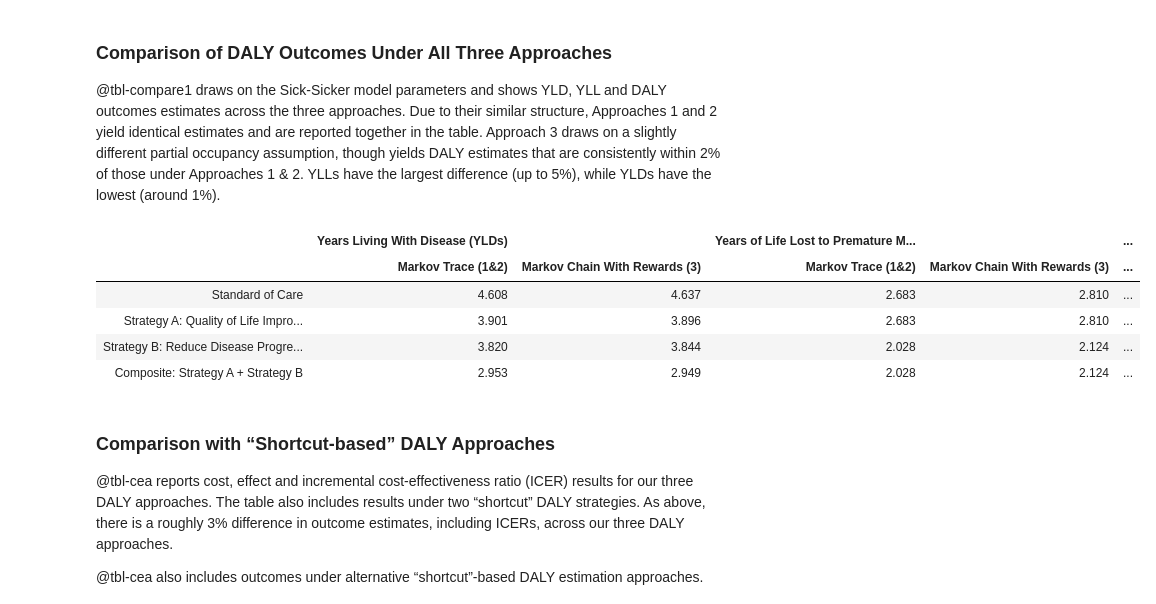
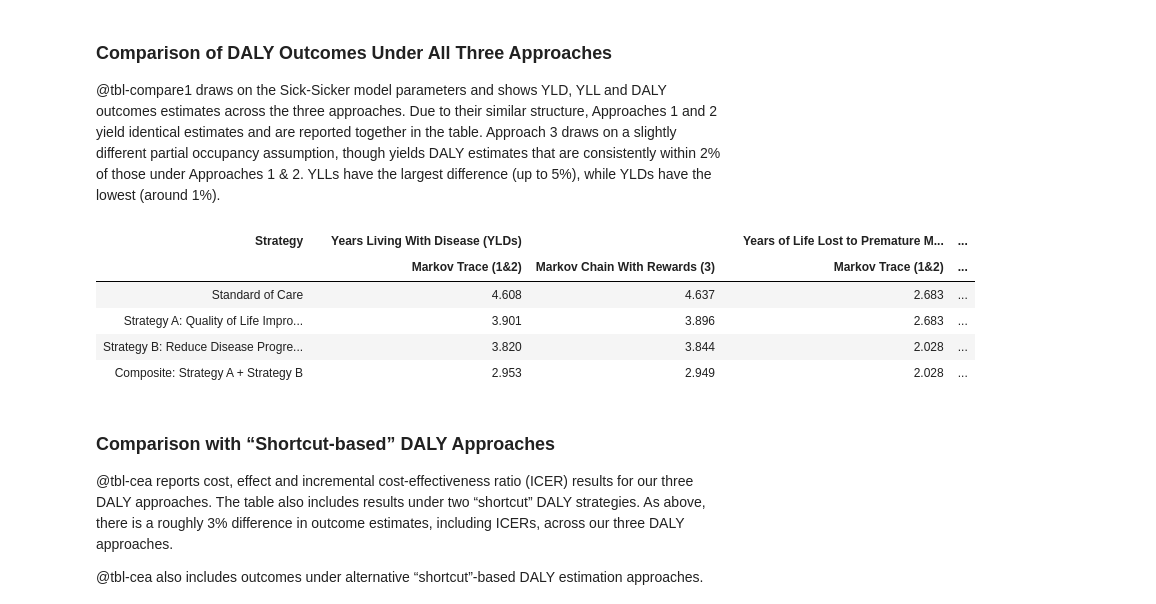
Before and after one commit to graveja0/dalys, a Jupyter notebook: index.embed.ipynb, the cells around one changed output. Cells and saved outputs as stored; diff of their text form; code cells hidden in the pictures.

```diff
--- a/index.embed.ipynb
+++ b/index.embed.ipynb
@@ -1581,47 +1581,53 @@ result3 <- cbind(LY3, YLD3, YLL3, DALY3, QALY3,COST3) %>%
 
 @tbl-compare1 draws on the Sick-Sicker model parameters and shows YLD, YLL and DALY outcomes estimates across the three approaches. Due to their similar structure, Approaches 1 and 2 yield identical estimates and are reported together in the table. Approach 3 draws on a slightly different partial occupancy assumption, though yields DALY estimates that are consistently within 2% of those under Approaches 1 & 2. YLLs have the largest difference (up to 5%), while YLDs have the lowest (around 1%).
 # %%
-result1 %>%
+tab <-
+  result1 %>%
   bind_rows(result3) %>%
   select(approach,strategy,YLD,YLL,DALY) %>%
   gather(outcome,value,-strategy,-approach) %>%
   mutate(approach = case_when(
     approach == "Markov Trace" ~ "1-2",
     .default = "3"
   )) %>%
   unite(outcome,outcome,approach) %>%
   pivot_wider(names_from = outcome, values_from = value) %>%
   mutate(strategy = case_when(
     strategy ==  "SoC" ~ "Standard of Care",
     strategy == "A" ~ "Strategy A: Quality of Life Improvement",
     strategy == "B" ~ "Strategy B: Reduce Disease Progression",
     strategy == "AB" ~ "Composite: Strategy A + Strategy B"
   ))  %>%
   janitor::clean_names()   %>%
-  mutate_at(vars(-strategy), function(x) format_number(x))  %>%
-  flextable( ) %>%
-    #set_table_properties(layout="autofit") %>%
+  mutate_at(vars(-strategy), function(x) format_number(x))
+
+tab %>% flextable(
+  col_keys = c("strategy","blah","yld_1_2","yld_3","foo","yll_1_2","yll_3","foo2","daly_1_2","daly_3")) %>%
+  #set_table_properties(layout="autofit") %>%
   set_header_labels(
-      strategy = "",
-      yld_1_2 = "Markov Trace (1&2)",
-      yll_1_2 = "Markov Trace (1&2)",
-      daly_1_2 = "Markov Trace (1&2)",
-      yll_3 = "Markov Chain With Rewards (3)"  ,
-      yld_3 = "Markov Chain With Rewards (3)"   ,
-      daly_3 = "Markov Chain With Rewards (3)"
+    strategy = "",
+    foofoo = "",
+    yld_1_2 = "Markov Trace (1&2)",
+    yll_1_2 = "Markov Trace (1&2)",
+    daly_1_2 = "Markov Trace (1&2)",
+    yll_3 = "Markov Chain With Rewards (3)"  ,
+    yld_3 = "Markov Chain With Rewards (3)"   ,
+    daly_3 = "Markov Chain With Rewards (3)"
   ) %>%
-    add_header_row( values = c("","Years Living With Disease (YLDs)","Years of Life Lost to Premature Mortality (YLLs)","Disability-Adjusted Life Years (DALYs)"),colwidths = c(1,2,2,2)) %>%
-    align(part="header",align="right") %>%
-    align(part = "body", align = "right") %>%
-    width(j = 1, width=2) %>%
-    width(j=2:7,width=.75)
+  add_header_row( values = c("Strategy","","Years Living With Disease (YLDs)","","Years of Life Lost to Premature Mortality (YLLs)","","Disability-Adjusted Life Years (DALYs)"),colwidths = c(1,1,2,1,2,1,2)) %>%
+  align(part="header",align="right") %>%
+  align(part = "body", align = "right") %>%
+  width(j = 1, width=2) %>%
+  width(j=2:7,width=.75) %>%
+  flextable::theme_vanilla() %>%
+  empty_blanks()
 # %% [output]
-|  | Years Living With Disease (YLDs) |  | Years of Life Lost to Premature M... |  | ... |
-|  | Markov Trace (1&2) | Markov Chain With Rewards (3) | Markov Trace (1&2) | Markov Chain With Rewards (3) | ... |
-| Standard of Care | 4.608 | 4.637 | 2.683 | 2.810 | ... |
-| Strategy A: Quality of Life Impro... | 3.901 | 3.896 | 2.683 | 2.810 | ... |
-| Strategy B: Reduce Disease Progre... | 3.820 | 3.844 | 2.028 | 2.124 | ... |
-| Composite: Strategy A + Strategy B | 2.953 | 2.949 | 2.028 | 2.124 | ... |
+| Strategy |  | Years Living With Disease (YLDs) |  |  | Years of Life Lost to Premature M... | ... |
+|  |  | Markov Trace (1&2) | Markov Chain With Rewards (3) |  | Markov Trace (1&2) | ... |
+| Standard of Care |  | 4.608 | 4.637 |  | 2.683 | ... |
+| Strategy A: Quality of Life Impro... |  | 3.901 | 3.896 |  | 2.683 | ... |
+| Strategy B: Reduce Disease Progre... |  | 3.820 | 3.844 |  | 2.028 | ... |
+| Composite: Strategy A + Strategy B |  | 2.953 | 2.949 |  | 2.028 | ... |
 # %% [markdown]
 ### Comparison with “Shortcut-based” DALY Approaches
 
```
Also changed, not shown: parts of 2 cells of this notebook, 6 other files.
